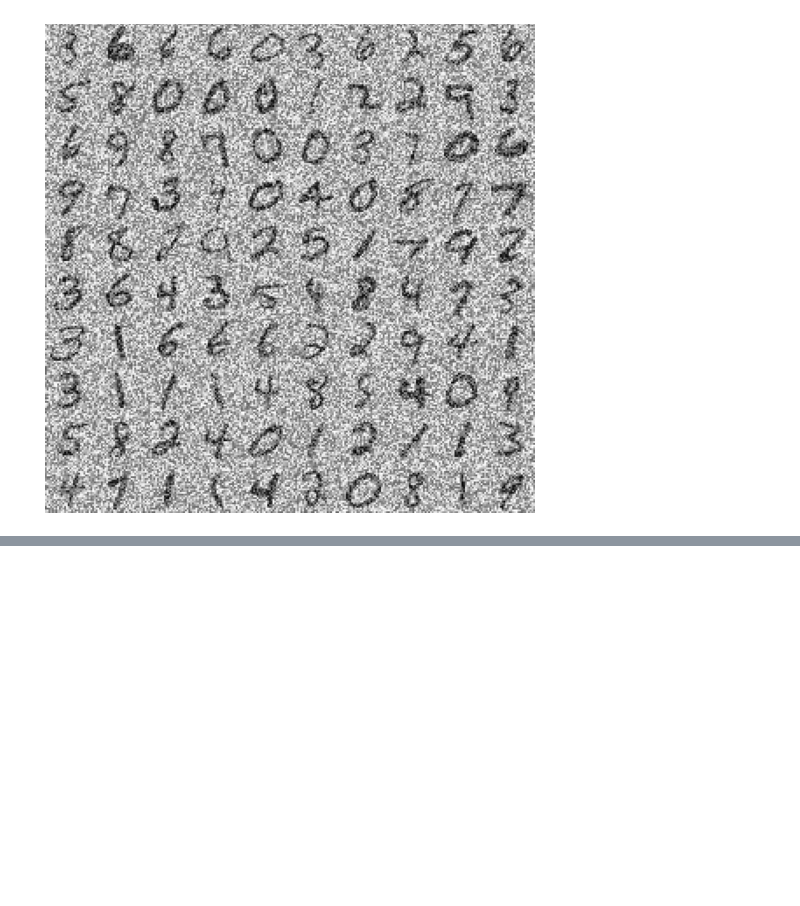
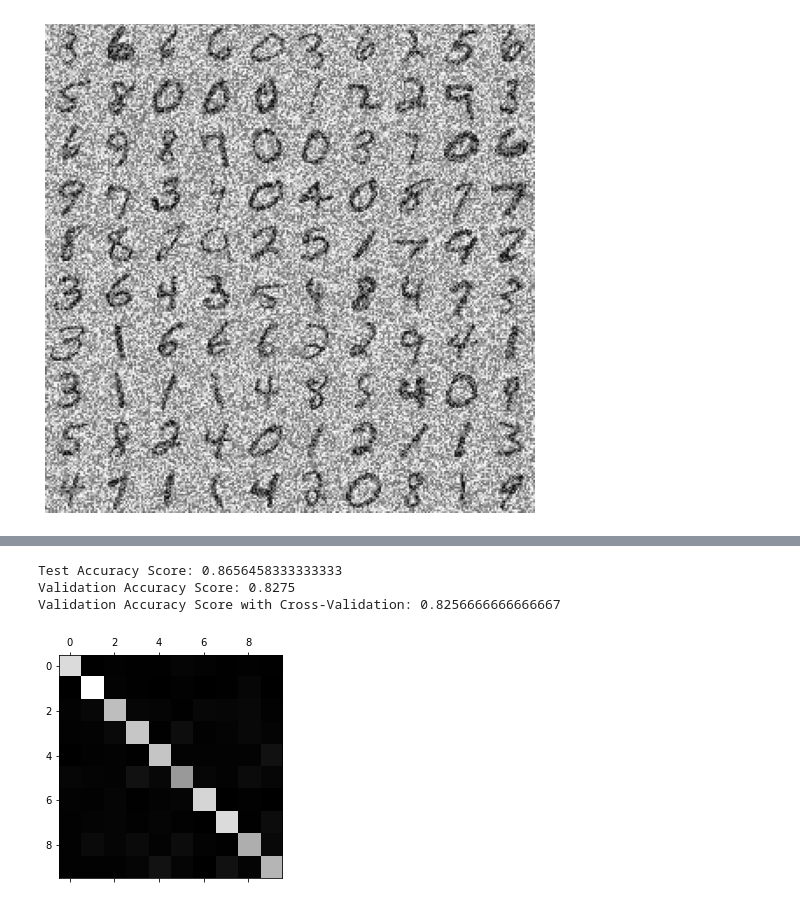
Before and after one commit to cjawesomest/applied_machine_learning, a Jupyter notebook: Project 2 Ensemble Learner/ref/ensemble_prediction.ipynb, the cells around one changed output, grey strips where cells are left out. Cells and saved outputs as stored; diff of their text form; code cells hidden in the pictures; blank space fills up the shorter version.

```diff
--- a/Project 2 Ensemble Learner/ref/ensemble_prediction.ipynb
+++ b/Project 2 Ensemble Learner/ref/ensemble_prediction.ipynb
@@ -145,0 +205,28 @@ print(grid_search.best_estimator_)
+# %%
+#And also for Logistic Regression
+from sklearn.linear_model import LogisticRegression
+
+logr_clf = LogisticRegression(multi_class="ovr")
+
+logr_clf.fit(data_train, label_train)
+logr_clf.predict(some_digit)
+
+print("Test Accuracy Score: " +str(
+        accuracy_score(label_train, logr_clf.predict(data_train), normalize=True, sample_weight=None)))
+print("Validation Accuracy Score: " +str(
+        accuracy_score(label_val, logr_clf.predict(data_val), normalize=True, sample_weight=None)))
+label_train_pred = cross_val_predict(logr_clf, data_train, label_train, cv=5)
+print("Validation Accuracy Score with Cross-Validation: "+str(
+        accuracy_score(label_train, label_train_pred, normalize=True, sample_weight=None)))
+
+
+#Confusion Matrix with Cross-Valiation Scores
+conf_mx = confusion_matrix(label_train, label_train_pred)
+# print("Confusion\n"+str(conf_mx))
+plt.matshow(conf_mx, cmap=plt.cm.gray)
+plt.show()
+# %% [output]
+Test Accuracy Score: 0.8656458333333333
+Validation Accuracy Score: 0.8275
+Validation Accuracy Score with Cross-Validation: 0.8256666666666667
+[figure, added]
```
Also changed, not shown: parts of 6 cells of this notebook, 2 other files.
